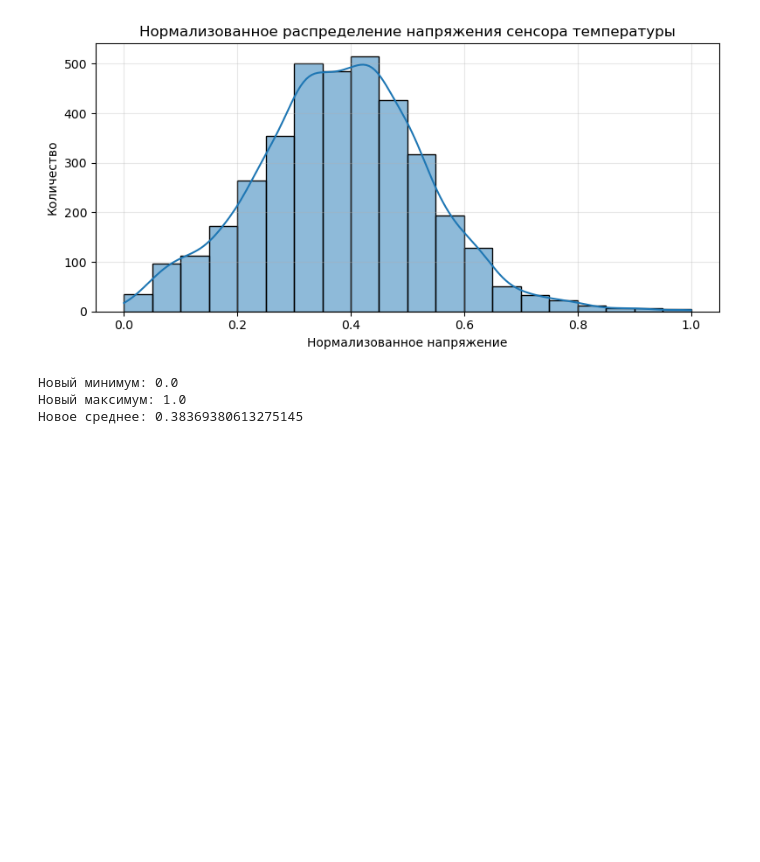
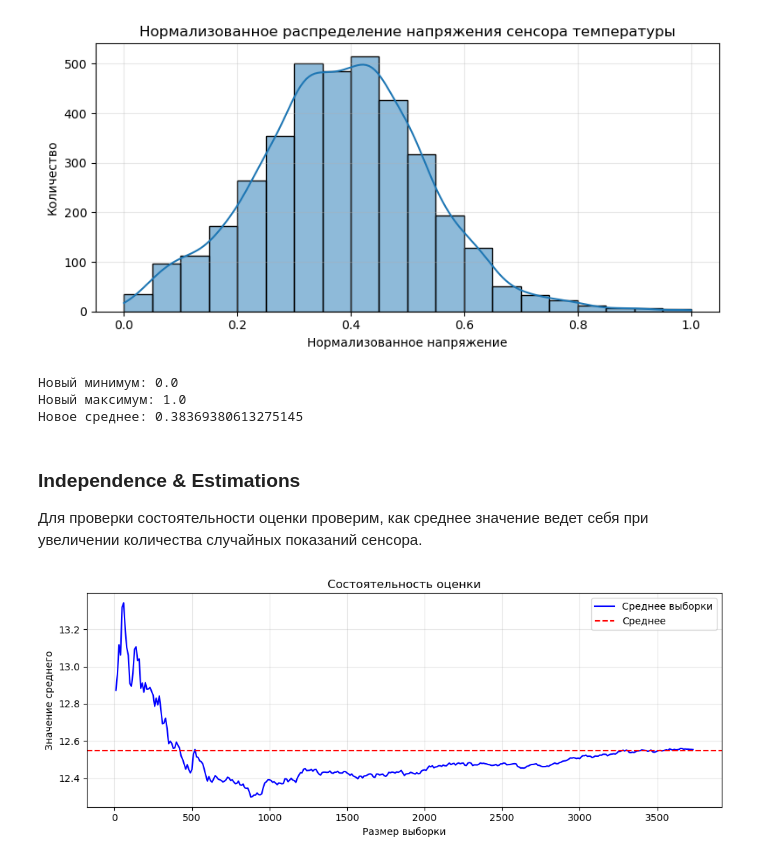
Before and after one commit to ffriewrya/lab01, a Jupyter notebook: lab01.ipynb, the cells around one changed output. Cells and saved outputs as stored; diff of their text form; code cells hidden in the pictures; blank space fills up the shorter version.

Commit message:
состоятельность оценки

```diff
--- a/lab01.ipynb
+++ b/lab01.ipynb
@@ -368,3 +368,25 @@ print(f"Новое среднее:", temp_normalized.mean())
 Новый минимум: 0.0
 Новый максимум: 1.0
 Новое среднее: 0.38369380613275145
+# %% [markdown]
+### Independence & Estimations
+Для проверки состоятельности оценки проверим, как среднее значение ведет себя при увеличении количества случайных показаний сенсора.
+# %%
+random_temp = temp.sample(frac=1, random_state=40).values
+
+sizes = np.arange(10, len(random_temp), 10)
+means = [random_temp[:n].mean() for n in sizes]
+
+plt.figure(figsize=(10, 4))
+plt.plot(sizes, means, label='Среднее выборки', color='blue')
+plt.axhline(temp.mean(), color='red', linestyle='--', label='Среднее')
+
+plt.title('Состоятельность оценки')
+plt.xlabel('Размер выборки')
+plt.ylabel('Значение среднего')
+plt.legend()
+plt.grid(True, alpha=0.3)
+plt.tight_layout()
+plt.show()
+# %% [output]
+[figure, added]
```
